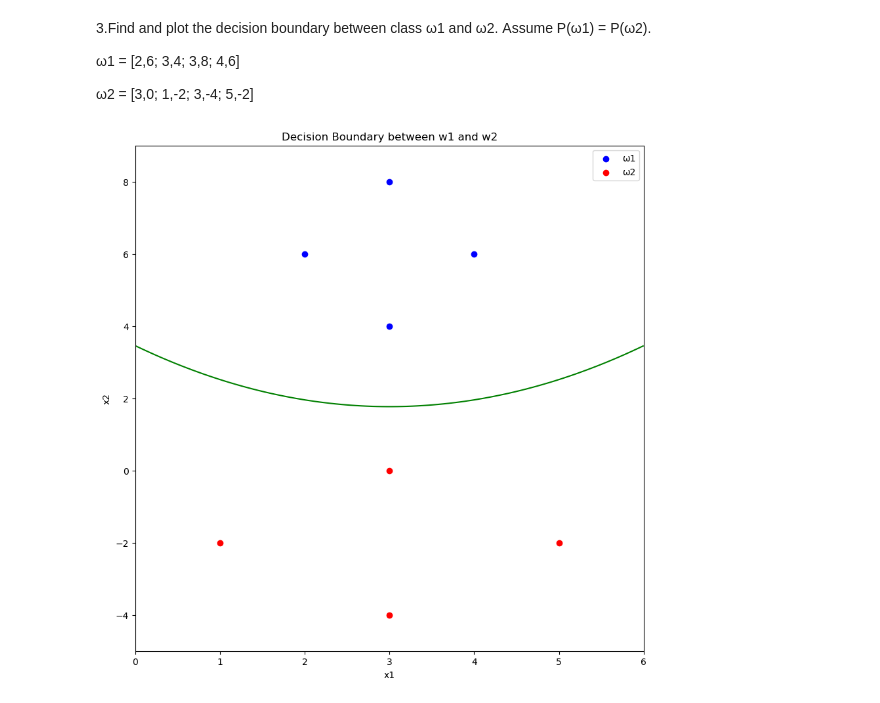
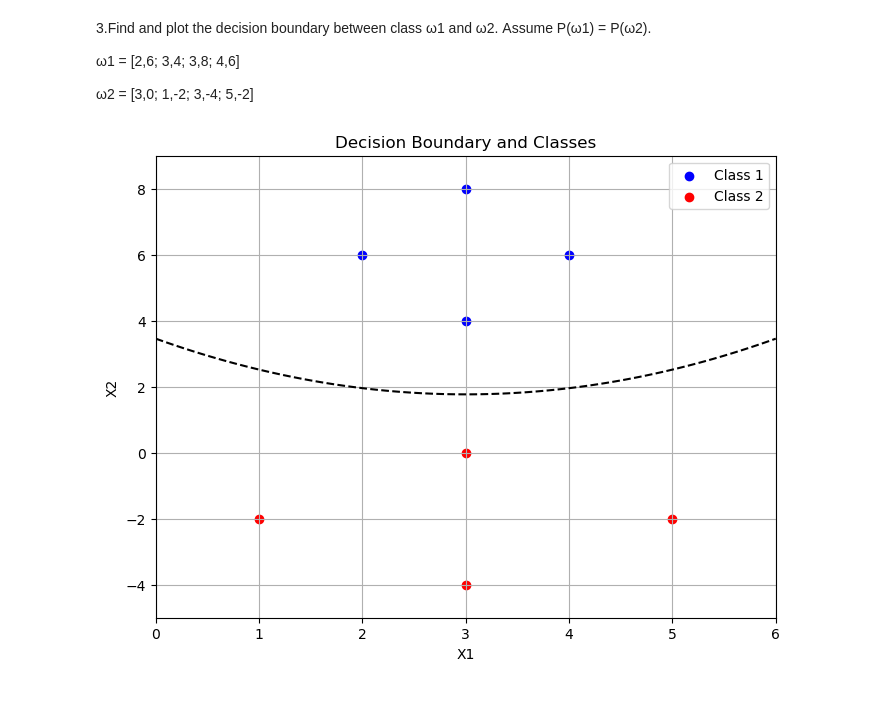
Before and after one commit to Ashrithiiitdm/PRML, a Jupyter notebook: Lab6/cs22b2025_LAB6_Q3.ipynb, the cells around one changed output. Saved outputs shown, nothing was run; the diff lists cells and outputs as text; code cells hidden in the pictures.

```diff
--- a/Lab6/cs22b2025_LAB6_Q3.ipynb
+++ b/Lab6/cs22b2025_LAB6_Q3.ipynb
@@ -107,33 +65,0 @@ def bayes_classifier(w1, w2, pw1, pw2):
-# %%
-w1 = np.array([[2, 6], [3, 4], [3, 8], [4, 6]])
-w2 = np.array([[3, 0], [1, -2], [3, -4], [5, -2]])
-
-pw1 = 0.5
-pw2 = 0.5
-
-plt.figure(figsize = (10, 10))
-plt.scatter(w1[:, 0], w1[:, 1], color='blue', label='ω1')
-plt.scatter(w2[:, 0], w2[:, 1], color='red', label='ω2')
-
-
-result = bayes_classifier(w1, w2, pw1, pw2)
-#If case 1 or 2
-if isinstance(result, tuple) and len(result) == 2:
-    x_values, y_values = result
-    plt.plot(x_values, y_values, color='green', label='Decision Boundary')
-
-# If case 3 using contour.
-else:
-
-    xx, yy, g1_values, g2_values = result
-    #print(g1_values)
-    plt.contour(xx, yy, g1_values - g2_values, levels=[0], colors='green')
-
-
-plt.title("Decision Boundary between w1 and w2")
-plt.xlabel('x1')
-plt.ylabel('x2')
-plt.legend()
-plt.show()
-# %% [output]
-[figure, removed]
@@ -139,0 +72,32 @@ plt.show()
+# %%
+result = bayes_classifier(w1, w2, pw1, pw2)
+x_min, x_max = min(np.min(w1[:,0]), np.min(w2[:,0])) - 1, max(np.max(w1[:,0]), np.max(w2[:,0])) + 1
+y_min, y_max = min(np.min(w1[:,1]), np.min(w2[:,1])) - 1, max(np.max(w1[:,1]), np.max(w2[:,1])) + 1
+xx, yy = np.meshgrid(np.linspace(x_min, x_max, 500), np.linspace(y_min, y_max, 500))
+
+# Evaluate the decision boundary difference f1 - f2 at each grid point
+zz = np.zeros(xx.shape)
+for i in range(xx.shape[0]):
+    for j in range(xx.shape[1]):
+        zz[i, j] = result(np.array([xx[i, j], yy[i, j]]))
+
+#print(zz)
+
+# Plotting the contour of the difference between f1 and f2
+plt.figure(figsize=(8, 6))
+plt.contour(xx, yy, zz, levels=[0], colors='k', linestyles='--')  # Decision boundary (f1 - f2 = 0)
+
+# Plotting the points from w1 and w2
+plt.scatter(w1[:, 0], w1[:, 1], color='blue', label='Class 1')
+plt.scatter(w2[:, 0], w2[:, 1], color='red', label='Class 2')
+
+# Plot details
+plt.title('Decision Boundary and Classes')
+plt.xlabel('X1')
+plt.ylabel('X2')
+plt.legend()
+plt.grid(True)
+
+plt.show()
+# %% [output]
+[figure, added]
```
Also changed, not shown: parts of 2 cells of this notebook, 4 other files.
